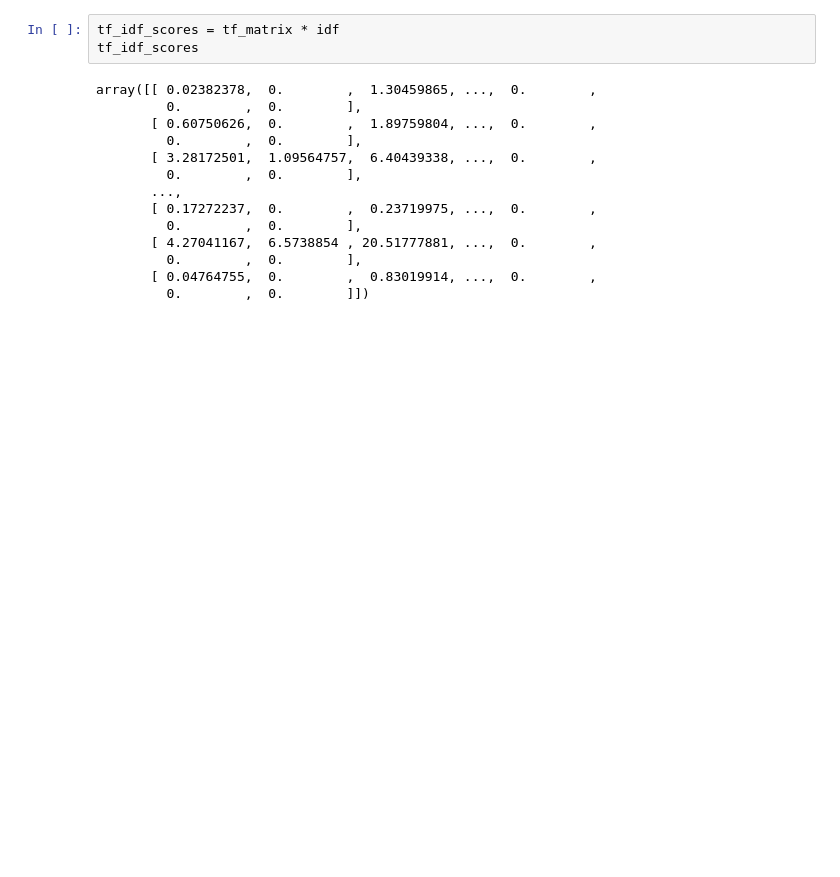
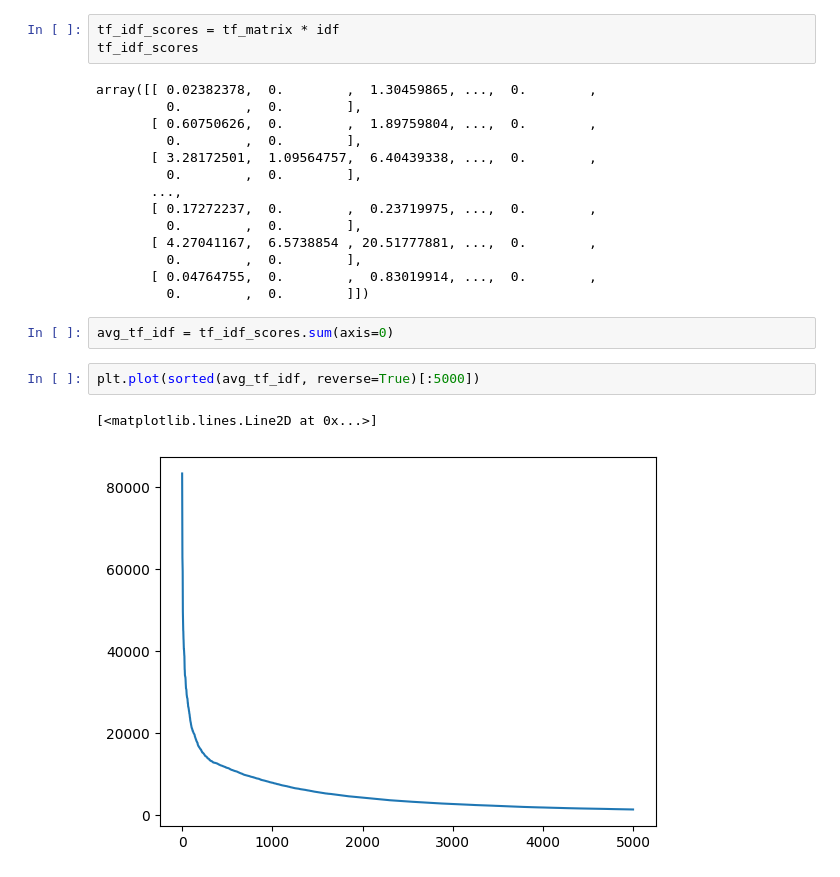
Before and after one commit to brookewu/4300Project, a Jupyter notebook: preliminary_work/generate_cosine.ipynb, the cells around one changed output. Drawn from its saved outputs; the diff is of its cells as text; blank space fills up the shorter version.

Commit message:
Add development of cosine similarity score

```diff
--- a/preliminary_work/generate_cosine.ipynb
+++ b/preliminary_work/generate_cosine.ipynb
@@ -193,3 +196,10 @@ array([[ 0.02382378,  0.        ,  1.30459865, ...,  0.        ,
          0.        ,  0.        ],
        [ 0.04764755,  0.        ,  0.83019914, ...,  0.        ,
          0.        ,  0.        ]])
+# %%
+avg_tf_idf = tf_idf_scores.sum(axis=0)
+# %%
+plt.plot(sorted(avg_tf_idf, reverse=True)[:5000])
+# %% [output]
+[<matplotlib.lines.Line2D at 0x...>]
+[figure, added]
```
Also changed, not shown: parts of 10 cells of this notebook.
